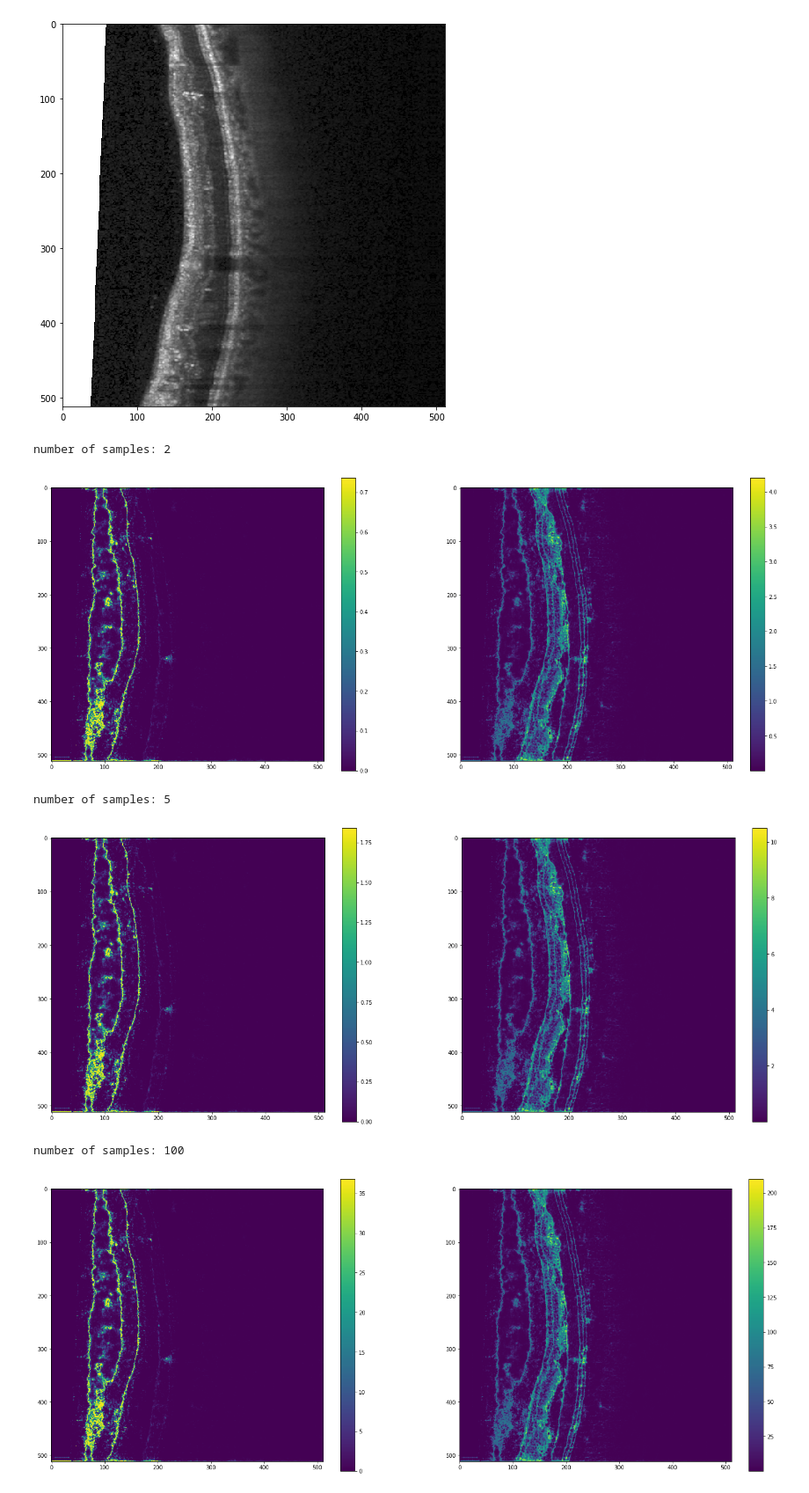
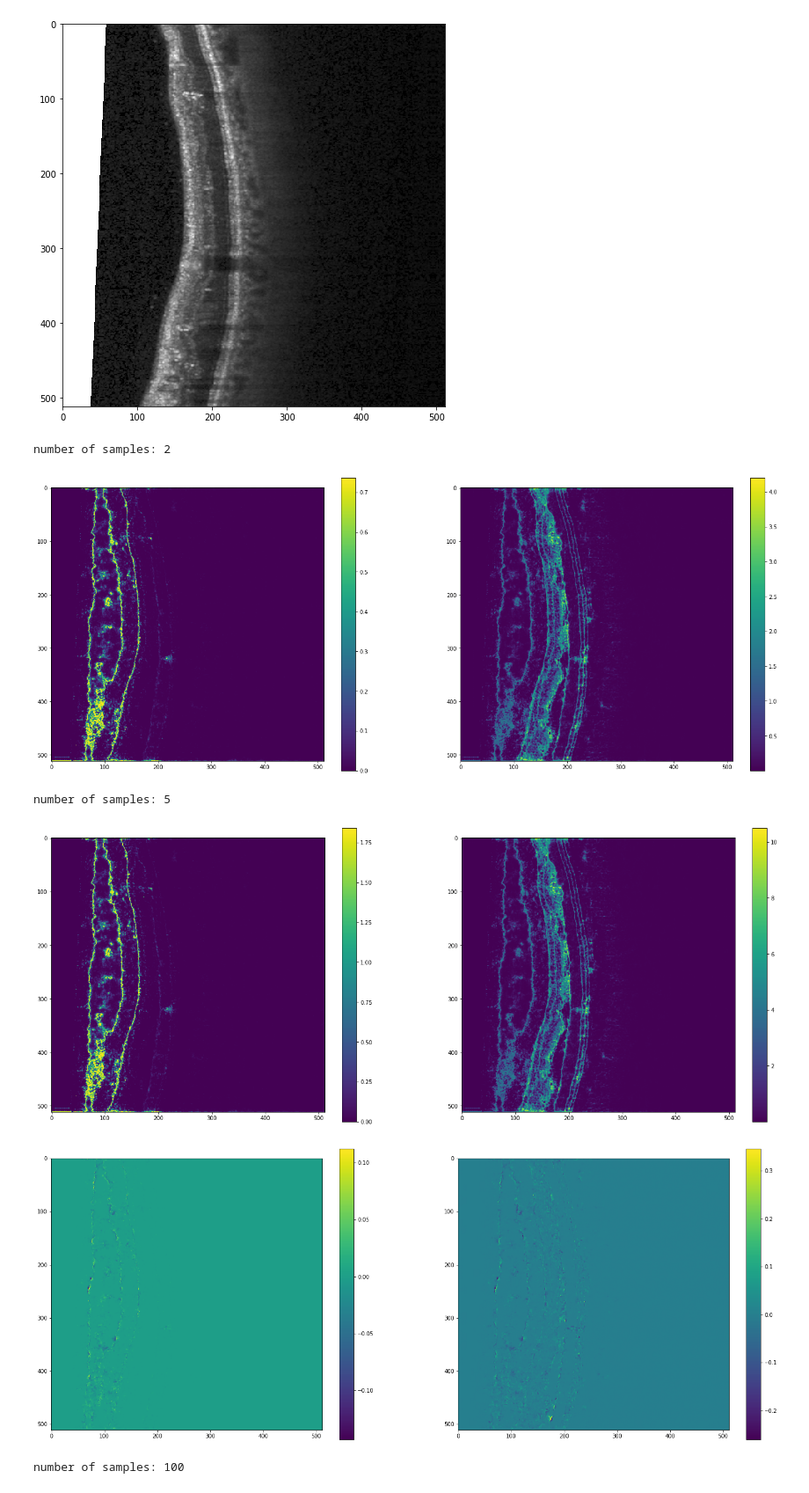
Before and after one commit to magnusja/RelayNet, a Jupyter notebook: prediction.ipynb, the cells around one changed output. Shown at 88% size. Saved outputs shown, nothing was run; the diff lists cells and outputs as text; code cells hidden in the pictures.

```diff
--- a/prediction.ipynb
+++ b/prediction.ipynb
@@ -78,26 +78,40 @@ plt.show()
 [figure]
 [figure]
 # %%
-
+last = None
 for i in [2, 5, 100]:
     plt.figure(figsize=(25,10))
     print('number of samples: {}'.format(i))
     avg, per_class_entropy, overall_entropy = relay_net.predict(
         Variable(torch.Tensor(test_data.X[11:12]).cuda(),volatile=True),
         times=i)
 
     plt.subplot(121)
     plt.imshow(np.squeeze(per_class_entropy)[1])
     plt.colorbar()
 
     plt.subplot(122)
     plt.imshow(np.squeeze(overall_entropy))
     plt.colorbar()
     plt.show()
+
+    if last is not None:
+        plt.figure(figsize=(25,10))
+        last_per_class_entropy, last_overall_entropy, last_i = last
+        plt.subplot(121)
+        plt.imshow(np.squeeze(per_class_entropy / i - last_per_class_entropy / last_i)[1])
+        plt.colorbar()
+
+        plt.subplot(122)
+        plt.imshow(np.squeeze(overall_entropy / i - last_overall_entropy / last_i))
+        plt.colorbar()
+        plt.show()
+
+    last = per_class_entropy, overall_entropy, i
 # %% [output]
 number of samples: 2
 [figure]
 number of samples: 5
 [figure]
+[figure, new version]
 number of samples: 100
-[figure, old version]
```
Also changed, not shown: parts of 1 cell of this notebook.
